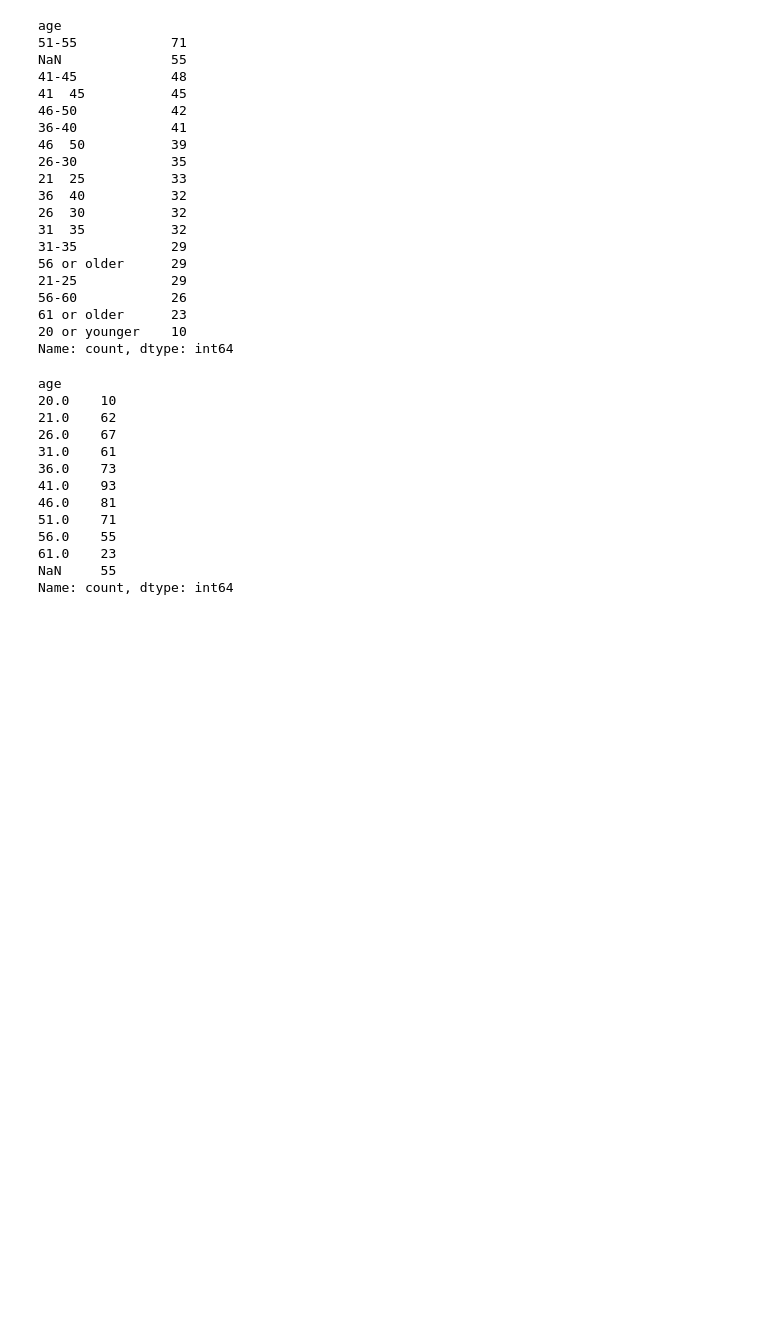
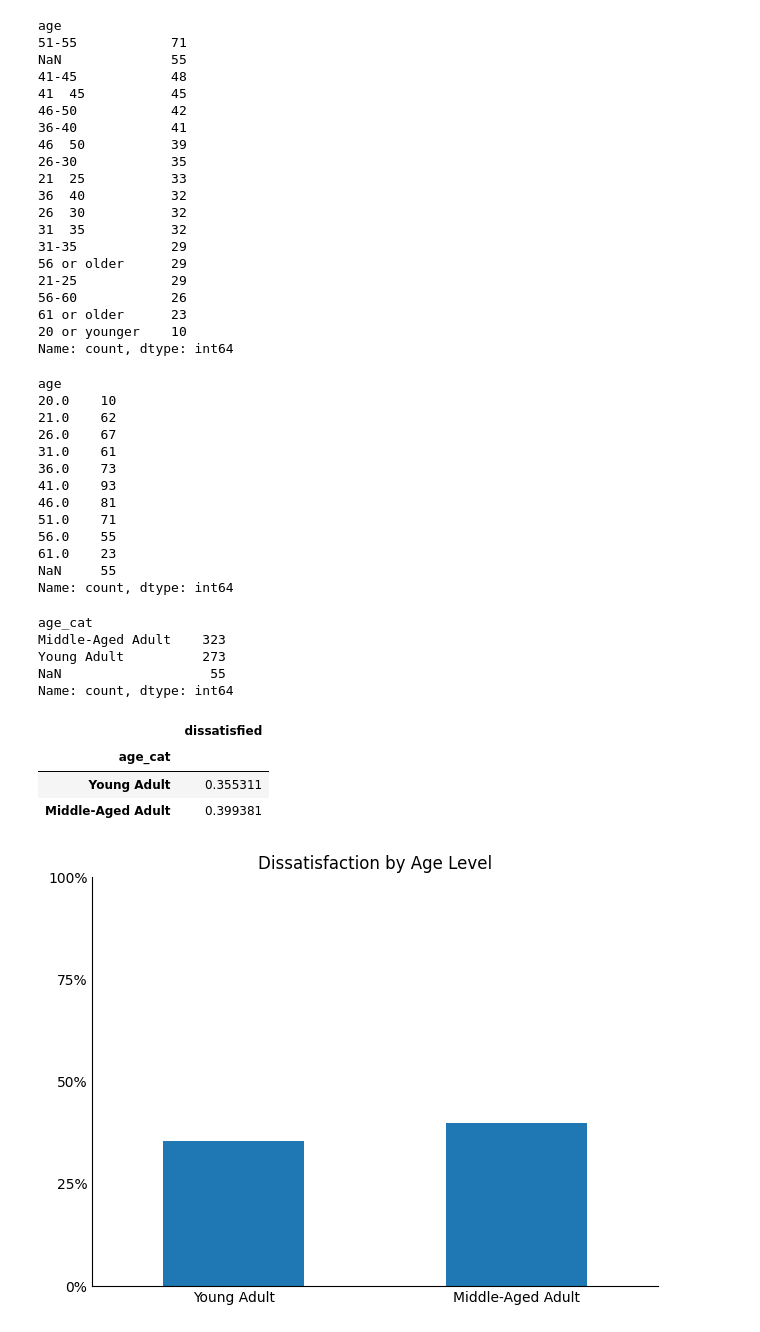
Before and after one commit to jastro-dev/dq-clean-analyze-employee-exit-surveys, a Jupyter notebook: main_notebook.ipynb, the cells around one changed output. Cells and saved outputs as stored; diff of their text form; code cells hidden in the pictures; blank space fills up the shorter version.

```diff
--- a/main_notebook.ipynb
+++ b/main_notebook.ipynb
@@ -704,3 +705,41 @@ def update_age(val: float) -> str:
         return 'Middle-Aged Adult'
     else:
         return 'Senior'
+# %%
+# Apply update_age to age and create new column for category
+combined_updated['age_cat'] = combined_updated['age'].map(update_age)
+combined_updated['age_cat'].value_counts(dropna=False)
+# %% [output]
+age_cat
+Middle-Aged Adult    323
+Young Adult          273
+NaN                   55
+Name: count, dtype: int64
+# %%
+# Create pivot table from age category
+age_dissatisfied = combined_updated.pivot_table(index='age_cat', values='dissatisfied')
+age_dissatisfied = age_dissatisfied.reindex(['Young Adult', 'Middle-Aged Adult'])
+age_dissatisfied
+# %% [output]
+|  | dissatisfied |
+| age_cat |  |
+| Young Adult | 0.355311 |
+| Middle-Aged Adult | 0.399381 |
+# %%
+age_dissatisfied.plot(kind='bar', legend=False)
+
+plt.title('Dissatisfaction by Age Level')
+
+plt.xticks(rotation=0)
+plt.xlabel('')
+
+plt.ylim(0, 1)
+plt.yticks([0, 0.25, 0.5, 0.75, 1], ['0%', '25%', '50%', '75%', '100%'])
+
+plt.tick_params(length=0)
+
+plt.tight_layout()
+sns.despine()
+plt.show()
+# %% [output]
+[figure, added]
```
Also changed, not shown: parts of 5 cells of this notebook.
